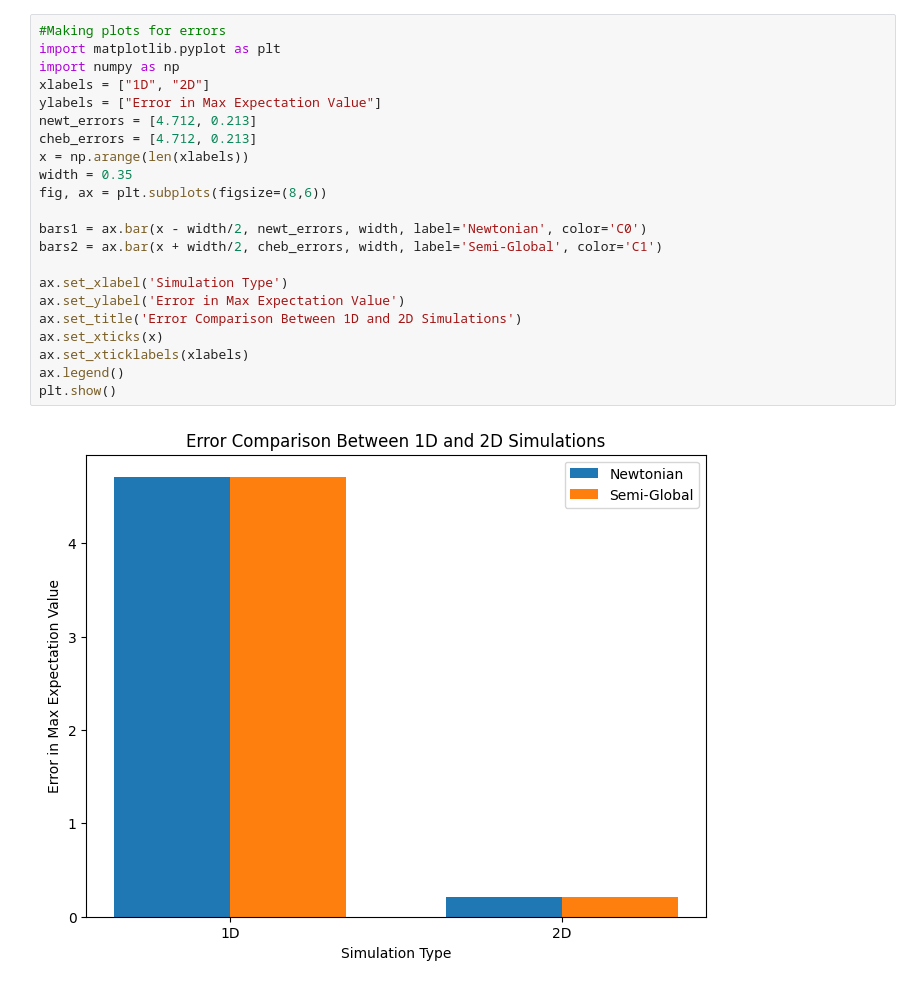
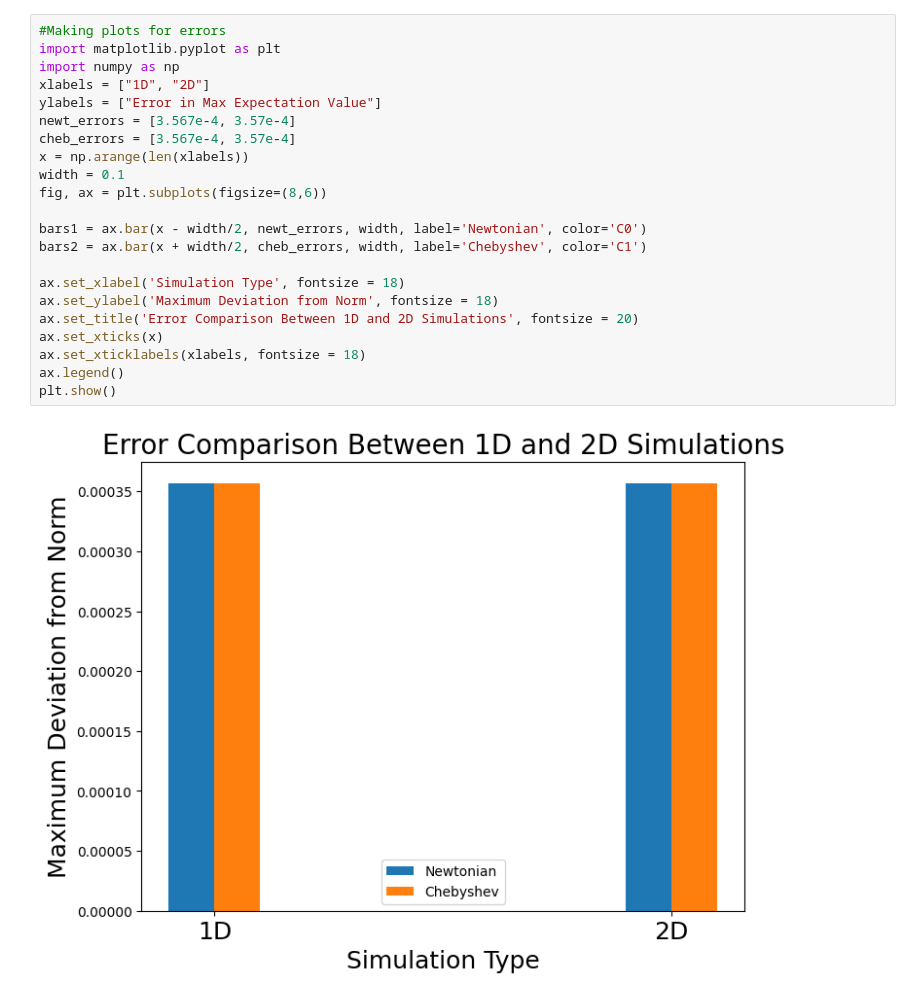
Before and after one commit to sanvikirloskar/Efficient-Simulation-of-the-Schrodinger-Equation, a Jupyter notebook: NC_error_graphs.ipynb, the cells around one changed output. Cells and saved outputs as stored; diff of their text form.

Commit message:
updated semi global error

```diff
--- a/NC_error_graphs.ipynb
+++ b/NC_error_graphs.ipynb
@@ -1,24 +1,24 @@
 # %%
 #Making plots for errors
 import matplotlib.pyplot as plt
 import numpy as np
 xlabels = ["1D", "2D"]
 ylabels = ["Error in Max Expectation Value"]
-newt_errors = [4.712, 0.213]
-cheb_errors = [4.712, 0.213]
+newt_errors = [3.567e-4, 3.57e-4]
+cheb_errors = [3.567e-4, 3.57e-4]
 x = np.arange(len(xlabels))
-width = 0.35
+width = 0.1
 fig, ax = plt.subplots(figsize=(8,6))
 
 bars1 = ax.bar(x - width/2, newt_errors, width, label='Newtonian', color='C0')
-bars2 = ax.bar(x + width/2, cheb_errors, width, label='Semi-Global', color='C1')
+bars2 = ax.bar(x + width/2, cheb_errors, width, label='Chebyshev', color='C1')
 
-ax.set_xlabel('Simulation Type')
-ax.set_ylabel('Error in Max Expectation Value')
-ax.set_title('Error Comparison Between 1D and 2D Simulations')
+ax.set_xlabel('Simulation Type', fontsize = 18)
+ax.set_ylabel('Maximum Deviation from Norm', fontsize = 18)
+ax.set_title('Error Comparison Between 1D and 2D Simulations', fontsize = 20)
 ax.set_xticks(x)
-ax.set_xticklabels(xlabels)
+ax.set_xticklabels(xlabels, fontsize = 18)
 ax.legend()
 plt.show()
 # %% [output]
-[figure, old version]
+[figure, new version]
```
Also changed, not shown: parts of 2 cells of this notebook.
